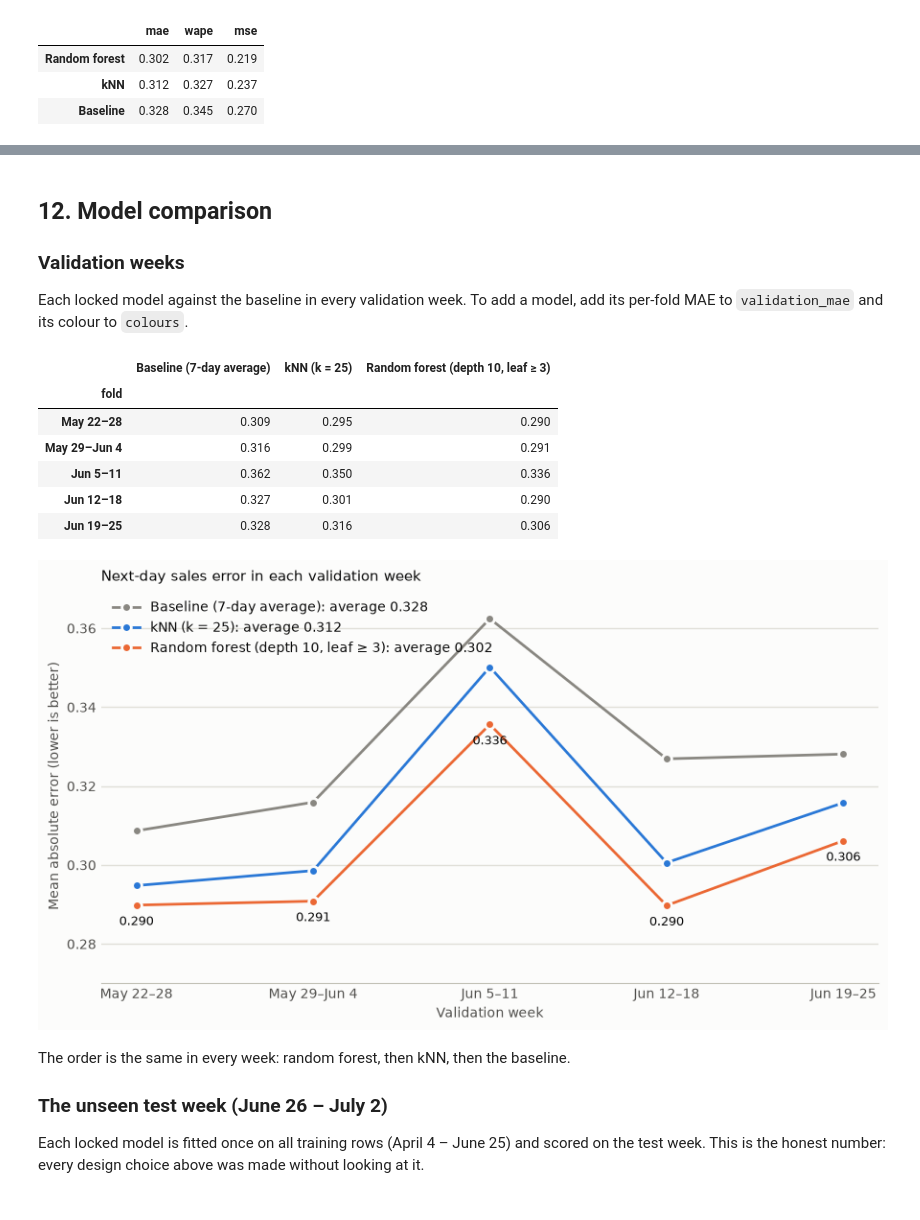
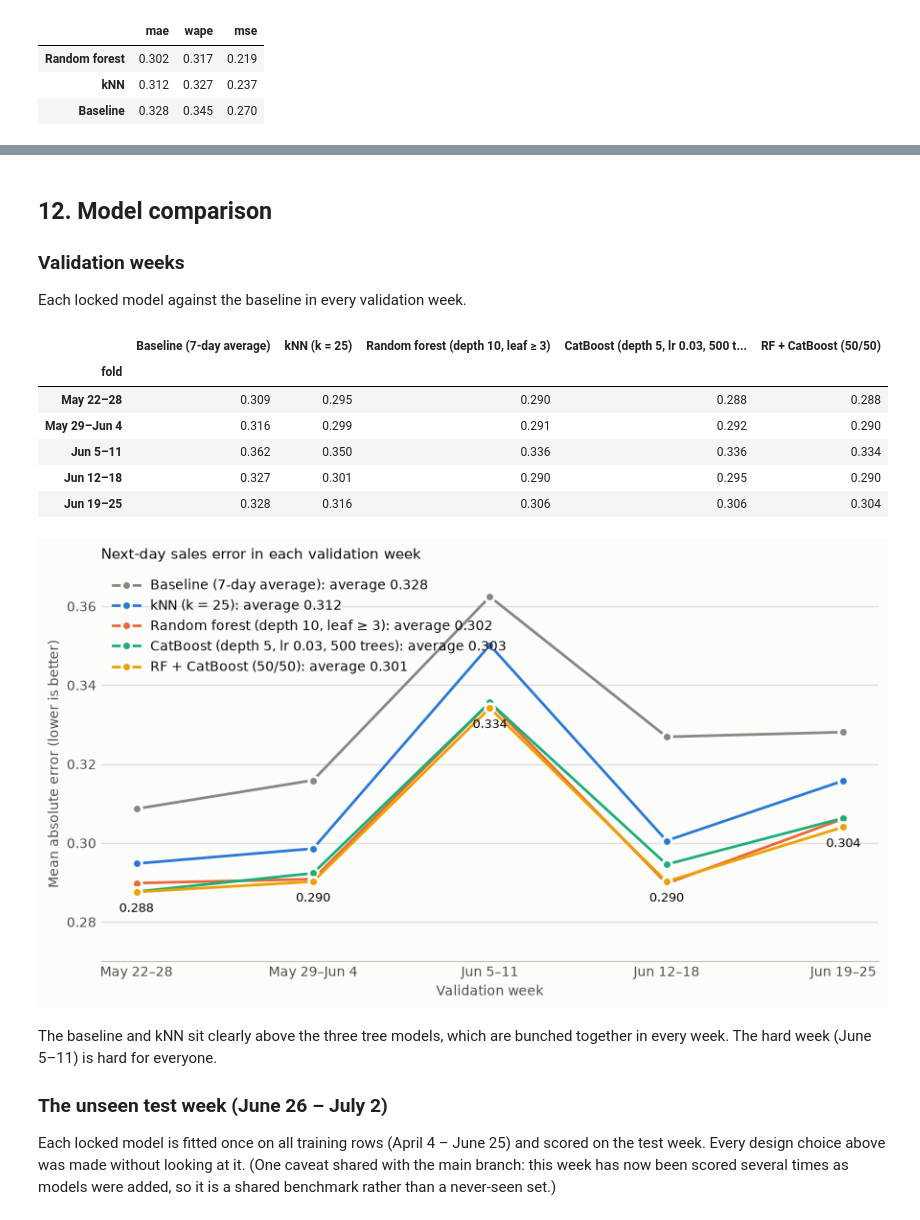
Before and after one commit to Lisayinyy/MAIB_7002, a Jupyter notebook: discount_sales_prediction.ipynb, the cells around one changed output, grey strips where cells are left out. Drawn from its saved outputs; the diff is of its cells as text; code cells hidden in the pictures.

```diff
--- a/discount_sales_prediction.ipynb
+++ b/discount_sales_prediction.ipynb
@@ -483,0 +511,16 @@ Ensemble tuning not run yet. Set TUNE_ENSEMBLE = True after locking CatBoost.
+# %%
+CAT_CHECKS = {
+    "round-1b best (RMSE loss)": {}, "MAE loss": {"loss": "MAE"}, "l2_leaf_reg = 1": {"l2_leaf_reg": 1}, "l2_leaf_reg = 10": {"l2_leaf_reg": 10},
+    "seed 1": {"random_state": 1}, "seed 2": {"random_state": 2},
+    "subsample 0.66 (Bernoulli)": {"bootstrap_type": "Bernoulli", "subsample": 0.66}, "rsm 0.5 (half the features per split)": {"rsm": 0.5},
+}
+if RERUN_TUNING:
+    rows = []
+    for name, change in CAT_CHECKS.items():
+        f = ev.cross_validate(feat, models.make_catboost, [{**CAT_BEST, **change}], n_jobs=1)
+        rows.append({"check": name, "mae": f.mae.mean(), "wape": f.wape.mean(), "mse": f.mse.mean(), "folds_beating_baseline": int((f.set_index("fold").mae < baseline.mae).sum())})
+    cat2 = pd.DataFrame(rows).set_index("check"); cat2["change"] = cat2.mae - cat2.mae.iloc[0]
+    cat2.to_csv(C.RESULTS / "catboost_round2_checks.csv")
+else:
+    cat2 = pd.read_csv(C.RESULTS / "catboost_round2_checks.csv", index_col=0)
+display(cat2.round(4))
@@ -483,0 +587,15 @@ Ensemble tuning not run yet. Set TUNE_ENSEMBLE = True after locking CatBoost.
+# %%
+if RERUN_TUNING:
+    oof = {"rf": ev.oof_predictions(feat, models.make_rf), "catboost": ev.oof_predictions(feat, models.make_catboost, CAT_BEST), "knn": ev.oof_predictions(feat, models.make_knn, {"k": KNN_K})}
+    pd.concat({k: v.pred for k, v in oof.items()} | {"actual": oof["rf"][C.TARGET], "fold": oof["rf"].val_fold}, axis=1).to_csv(C.RESULTS / "oof_predictions.csv", index=False)
+    sweep = pd.DataFrame([{"rf_weight": w / 10, "mae": ev.score_blend({"rf": oof["rf"], "catboost": oof["catboost"]}, {"rf": w / 10, "catboost": 1 - w / 10}).mean()} for w in range(11)]).set_index("rf_weight")
+    sweep.to_csv(C.RESULTS / "ensemble_weight_sweep.csv")
+else:
+    sweep = pd.read_csv(C.RESULTS / "ensemble_weight_sweep.csv", index_col=0)
+oof_table = pd.read_csv(C.RESULTS / "oof_predictions.csv")
+
+errors = oof_table[["rf", "catboost", "knn"]].sub(oof_table.actual, axis=0)
+print("Correlation between the models' errors on the validation rows")
+display(errors.corr().round(3))
+
+fig = plots.plot_weight_sweep(sweep, rf_val.mae.mean(), cat_val.mae.mean(), save=C.RESULTS / "ensemble_weight_sweep.png")
@@ -483,0 +617,6 @@ Ensemble tuning not run yet. Set TUNE_ENSEMBLE = True after locking CatBoost.
+# %%
+oof_table["ensemble"] = (oof_table.rf + oof_table.catboost) / 2
+ens_val = oof_table[["rf", "catboost", "ensemble"]].sub(oof_table.actual, axis=0).abs().groupby(oof_table.fold).mean()
+ens_val.columns = ["Random forest", "CatBoost", "RF + CatBoost (50/50)"]
+display(ens_val.rename(index=C.FOLD_LABELS).round(4))
+print("Weeks in which the ensemble beats the forest:", int((ens_val.iloc[:, 2] < ens_val.iloc[:, 0]).sum()), "of 5;  beats CatBoost:", int((ens_val.iloc[:, 2] < ens_val.iloc[:, 1]).sum()), "of 5")
@@ -486,30 +634,32 @@ Ensemble tuning not run yet. Set TUNE_ENSEMBLE = True after locking CatBoost.
 
 ### Validation weeks
 
-Each locked model against the baseline in every validation week. To add a model, add its per-fold MAE to `validation_mae` and its colour to `colours`.
+Each locked model against the baseline in every validation week.
 # %%
 validation_mae = pd.DataFrame({
     "Baseline (7-day average)": baseline.mae,
     f"kNN (k = {KNN_K})": knn_val.mae,
     f"Random forest (depth {RF_DEPTH}, leaf ≥ {RF_LEAF})": rf_val.mae,
+    "CatBoost (depth 5, lr 0.03, 500 trees)": ens_val["CatBoost"],
+    "RF + CatBoost (50/50)": ens_val["RF + CatBoost (50/50)"],
 })
-colours = dict(zip(validation_mae.columns, [C.COLOURS["baseline"], C.COLOURS["knn"], C.COLOURS["rf"]]))
+colours = dict(zip(validation_mae.columns, [C.COLOURS["baseline"], C.COLOURS["knn"], C.COLOURS["rf"], C.COLOURS["catboost"], C.COLOURS["ensemble"]]))
 
 display(validation_mae.rename(index=C.FOLD_LABELS).round(3))
 fig = plots.plot_validation_weeks(validation_mae, colours, annotate=validation_mae.columns[-1], save=C.RESULTS / "validation_weeks.png")
 # %% [output]
-|  | Baseline (7-day average) | kNN (k = 25) | Random forest (depth 10, leaf ≥ 3) |
-| fold |  |  |  |
-| May 22–28 | 0.309 | 0.295 | 0.290 |
-| May 29–Jun 4 | 0.316 | 0.299 | 0.291 |
-| Jun 5–11 | 0.362 | 0.350 | 0.336 |
-| Jun 12–18 | 0.327 | 0.301 | 0.290 |
-| Jun 19–25 | 0.328 | 0.316 | 0.306 |
+|  | Baseline (7-day average) | kNN (k = 25) | Random forest (depth 10, leaf ≥ 3) | CatBoost (depth 5, lr 0.03, 500 t... | RF + CatBoost (50/50) |
+| fold |  |  |  |  |  |
+| May 22–28 | 0.309 | 0.295 | 0.290 | 0.288 | 0.288 |
+| May 29–Jun 4 | 0.316 | 0.299 | 0.291 | 0.292 | 0.290 |
+| Jun 5–11 | 0.362 | 0.350 | 0.336 | 0.336 | 0.334 |
+| Jun 12–18 | 0.327 | 0.301 | 0.290 | 0.295 | 0.290 |
+| Jun 19–25 | 0.328 | 0.316 | 0.306 | 0.306 | 0.304 |
-[figure, old version]
+[figure, new version]
 # %% [markdown]
-The order is the same in every week: random forest, then kNN, then the baseline.
+The baseline and kNN sit clearly above the three tree models, which are bunched together in every week. The hard week (June 5–11) is hard for everyone.
 
 ### The unseen test week (June 26 – July 2)
 
-Each locked model is fitted once on all training rows (April 4 – June 25) and scored on the test week. This is the honest number: every design choice above was made without looking at it.
+Each locked model is fitted once on all training rows (April 4 – June 25) and scored on the test week. Every design choice above was made without looking at it. (One caveat shared with the main branch: this week has now been scored several times as models were added, so it is a shared benchmark rather than a never-seen set.)
 # %%
```
Also changed, not shown: parts of 35 cells of this notebook, 19 other files.
